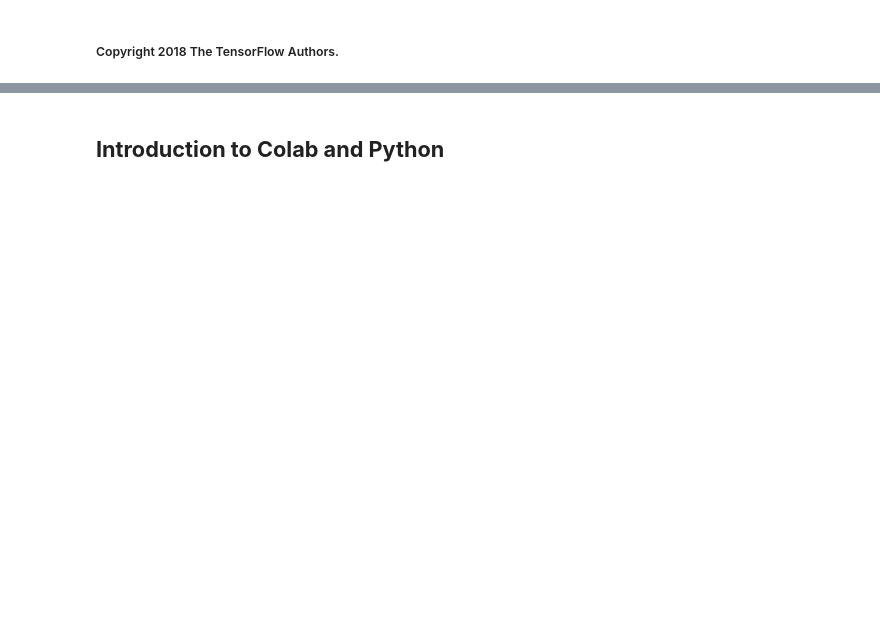
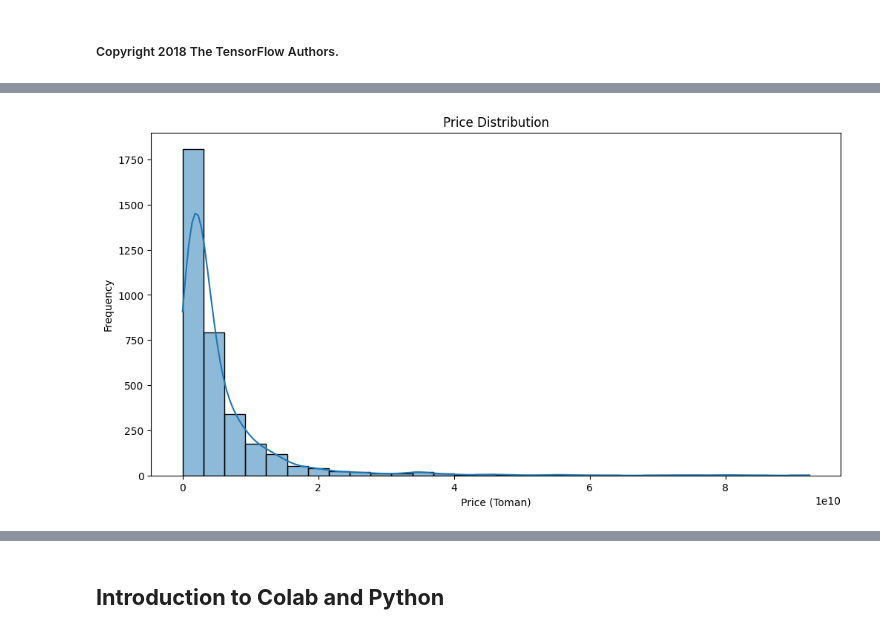
Before and after one commit to amirali0840/examples, a Jupyter notebook: courses/udacity_intro_to_tensorflow_for_deep_learning/l01c01_introduction_to_colab_and_python.ipynb, the cells around one changed output, grey strips where cells are left out. Cells and saved outputs as stored; diff of their text form; code cells hidden in the pictures; blank space fills up the shorter version.

```diff
--- a/courses/udacity_intro_to_tensorflow_for_deep_learning/l01c01_introduction_to_colab_and_python.ipynb
+++ b/courses/udacity_intro_to_tensorflow_for_deep_learning/l01c01_introduction_to_colab_and_python.ipynb
@@ -115,0 +5,83 @@ Mangalore             0         15        22      33     12      168      42
+# %%
+# Importing necessary libraries
+import pandas as pd
+import numpy as np
+import matplotlib.pyplot as plt
+import seaborn as sns
+from sklearn.model_selection import train_test_split
+from sklearn.linear_model import LinearRegression
+from sklearn.metrics import mean_absolute_error, mean_squared_error, r2_score
+
+# Loading the dataset
+data = pd.read_csv("houseprice.csv")
+
+# Step 1: Data Cleaning
+# Converting 'Area' to numeric and removing invalid values
+data['Area'] = pd.to_numeric(data['Area'], errors='coerce')
+
+# Removing rows with missing addresses and invalid areas
+data_cleaned = data.dropna(subset=['Address', 'Area'])
+
+# Removing rows with unrealistic area values (> 1000 square meters)
+data_cleaned = data_cleaned[data_cleaned['Area'] <= 1000]
+
+# Step 2: Analyzing Regions
+area_analysis = data_cleaned.groupby('Address').agg(
+    total_houses=('Area', 'count'),
+    average_price=('Price', 'mean'),
+    average_area=('Area', 'mean')
+).sort_values(by='total_houses', ascending=False)
+
+# Displaying the top 5 areas with the most houses
+print("Top 5 regions with the most houses:")
+print(area_analysis.head())
+
+# Step 3: Regions with the Most Bedrooms
+bedroom_analysis = data_cleaned.groupby('Address').agg(
+    total_bedrooms=('Room', 'sum')
+).sort_values(by='total_bedrooms', ascending=False)
+
+print("\nRegions with the most total bedrooms:")
+print(bedroom_analysis.head())
+
+# Step 4: Data Visualization
+plt.figure(figsize=(12, 6))
+sns.histplot(data_cleaned['Price'], kde=True, bins=30)
+plt.title('Price Distribution')
+plt.xlabel('Price (Toman)')
+plt.ylabel('Frequency')
+plt.show()
+
+plt.figure(figsize=(12, 6))
+sns.scatterplot(x='Area', y='Price', data=data_cleaned)
+plt.title('Relationship between Area and Price')
+plt.xlabel('Area (Square Meters)')
+plt.ylabel('Price (Toman)')
+plt.show()
+
+# Step 5: Splitting Data and Model Evaluation
+# Preparing features and target variable
+X = data_cleaned[['Area', 'Room', 'Parking', 'Warehouse', 'Elevator']]
+X = pd.get_dummies(X, drop_first=True)  # Converting categorical variables
+y = data_cleaned['Price']
+
+# Splitting data into training and testing sets
+X_train, X_test, y_train, y_test = train_test_split(X, y, test_size=0.2, random_state=42)
+
+# Building and training the model
+model = LinearRegression()
+model.fit(X_train, y_train)
+
+# Making predictions and evaluating the model
+y_pred = model.predict(X_test)
+
+# Using NumPy for evaluation metrics
+mae = np.mean(np.abs(y_test - y_pred))  # Mean Absolute Error
+mse = np.mean((y_test - y_pred)**2)  # Mean Squared Error
+r2 = 1 - (np.sum((y_test - y_pred)**2) / np.sum((y_test - np.mean(y_test))**2))  # R2 Score
+
+print("\nModel Evaluation:")
+print(f"MAE: {mae}")
+print(f"MSE: {mse}")
+print(f"R2 Score: {r2}")
+# %% [output]
@@ -115,0 +105 @@ Mangalore             0         15        22      33     12      168      42
+[figure, added]
```
Also changed, not shown: parts of 2 cells of this notebook.
